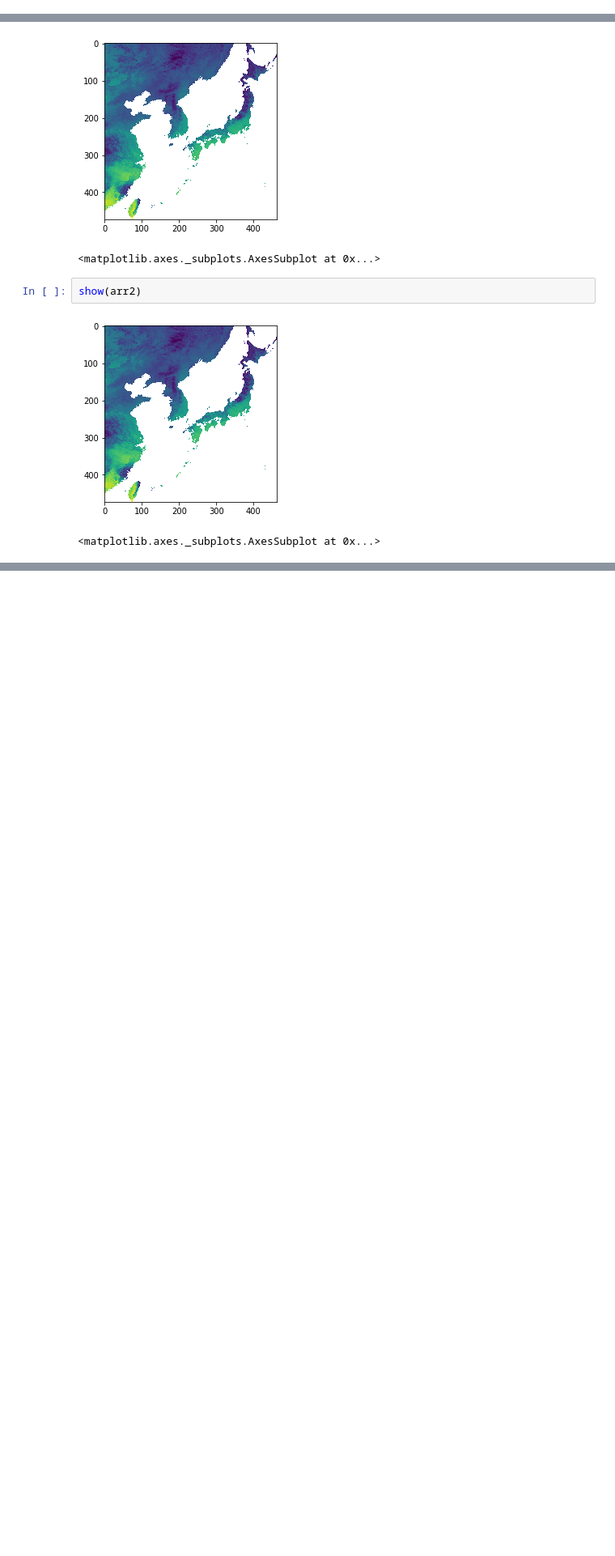
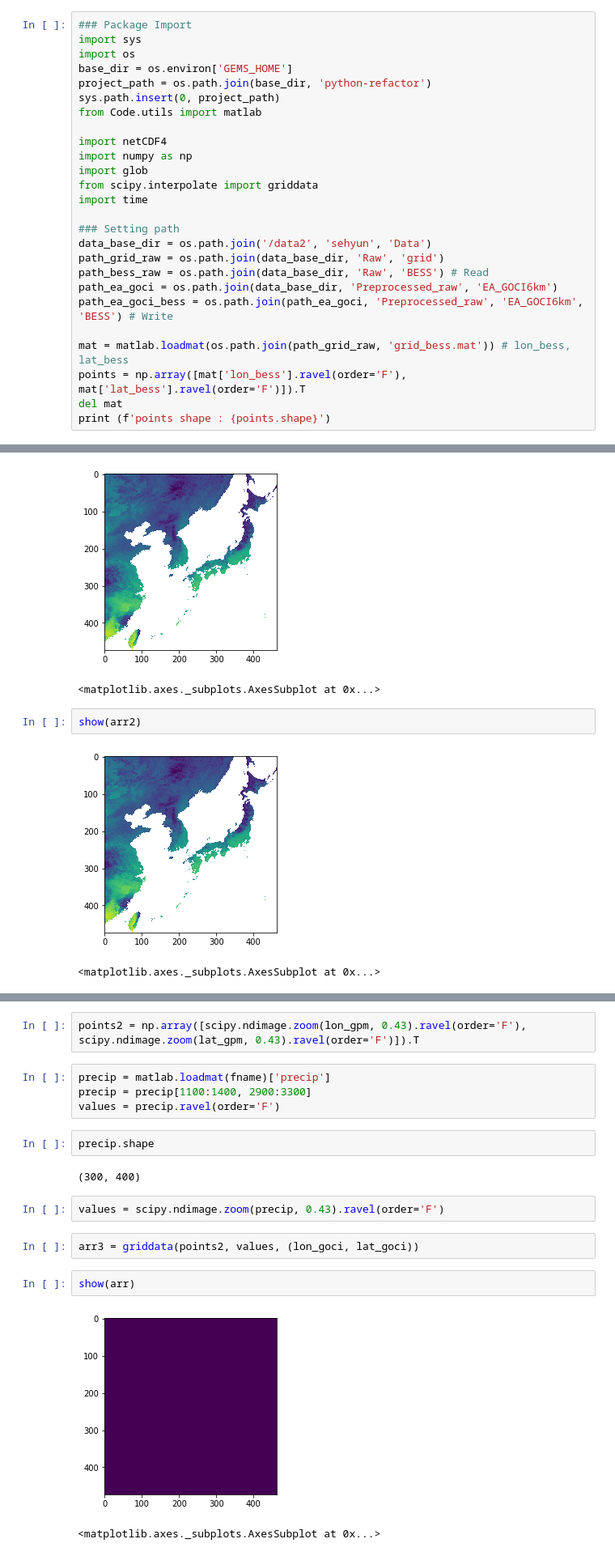
Before and after one commit to cogito288/GEMS_python, a Jupyter notebook: python-refactor/Code/pre_02_raw/test.ipynb, the cells around one changed output, grey strips where cells are left out. Shown: that part at 81% size. Cells and saved outputs as stored; diff of their text form; blank space fills up the shorter version.

```diff
--- a/python-refactor/Code/pre_02_raw/test.ipynb
+++ b/python-refactor/Code/pre_02_raw/test.ipynb
@@ -68,3 +172,29 @@ show(mat2['ndvi'])
 <matplotlib.axes._subplots.AxesSubplot at 0x...>
 # %% [markdown]
 # data 02
+# %%
+### Package Import
+import sys
+import os
+base_dir = os.environ['GEMS_HOME']
+project_path = os.path.join(base_dir, 'python-refactor')
+sys.path.insert(0, project_path)
+from Code.utils import matlab
+
+import netCDF4
+import numpy as np
+import glob
+from scipy.interpolate import griddata
+import time
+
+### Setting path
+data_base_dir = os.path.join('/data2', 'sehyun', 'Data')
+path_grid_raw = os.path.join(data_base_dir, 'Raw', 'grid')
+path_bess_raw = os.path.join(data_base_dir, 'Raw', 'BESS') # Read
+path_ea_goci = os.path.join(data_base_dir, 'Preprocessed_raw', 'EA_GOCI6km')
+path_ea_goci_bess = os.path.join(path_ea_goci, 'Preprocessed_raw', 'EA_GOCI6km', 'BESS') # Write
+
+mat = matlab.loadmat(os.path.join(path_grid_raw, 'grid_bess.mat')) # lon_bess, lat_bess
+points = np.array([mat['lon_bess'].ravel(order='F'), mat['lat_bess'].ravel(order='F')]).T
+del mat
+print (f'points shape : {points.shape}')
@@ -138,0 +391,19 @@ show(arr2)
+# %%
+points2 = np.array([scipy.ndimage.zoom(lon_gpm, 0.43).ravel(order='F'), scipy.ndimage.zoom(lat_gpm, 0.43).ravel(order='F')]).T
+# %%
+precip = matlab.loadmat(fname)['precip']
+precip = precip[1100:1400, 2900:3300]
+values = precip.ravel(order='F')
+# %%
+precip.shape
+# %% [output]
+(300, 400)
+# %%
+values = scipy.ndimage.zoom(precip, 0.43).ravel(order='F')
+# %%
+arr3 = griddata(points2, values, (lon_goci, lat_goci))
+# %%
+show(arr)
+# %% [output]
+[figure, added]
+<matplotlib.axes._subplots.AxesSubplot at 0x...>
```
Also changed, not shown: parts of 118 cells of this notebook, 58 other files.
